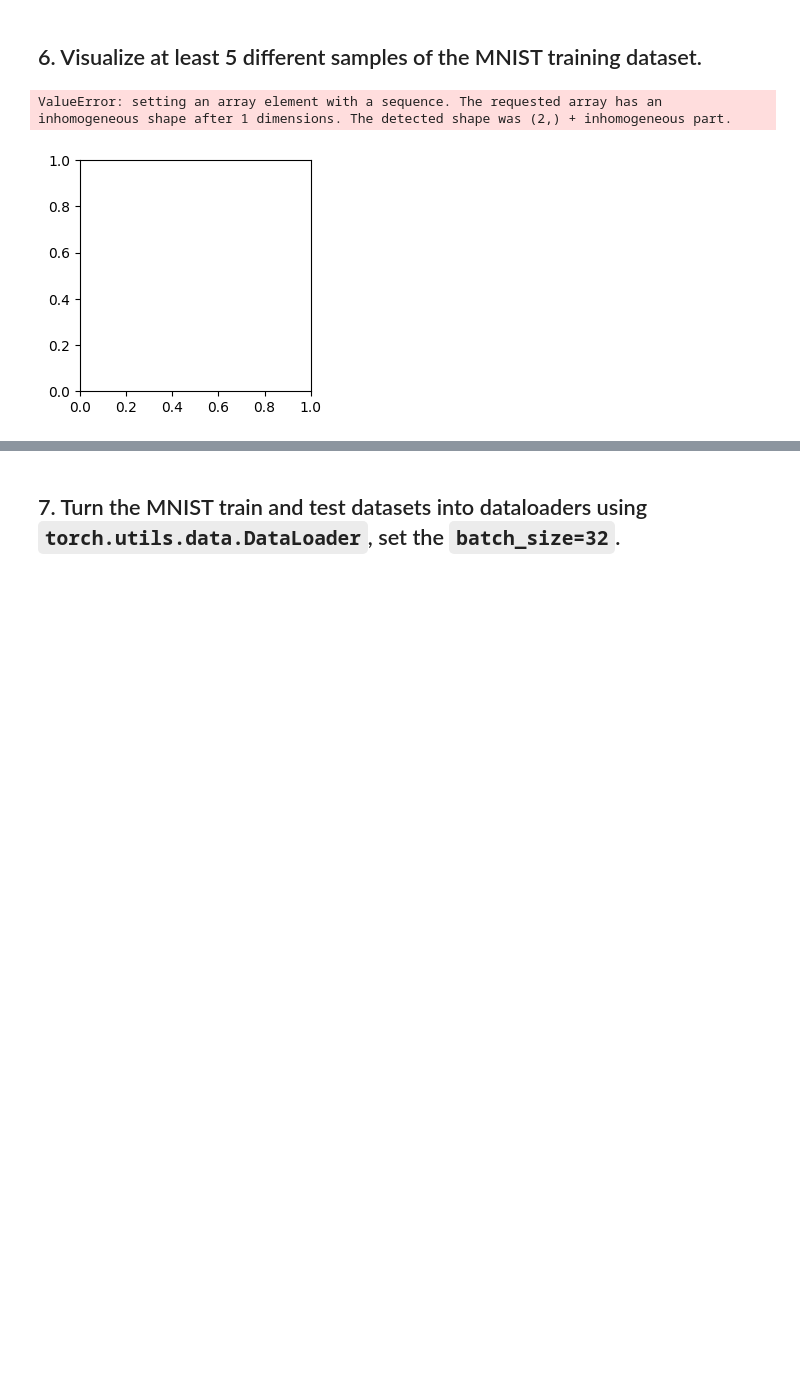
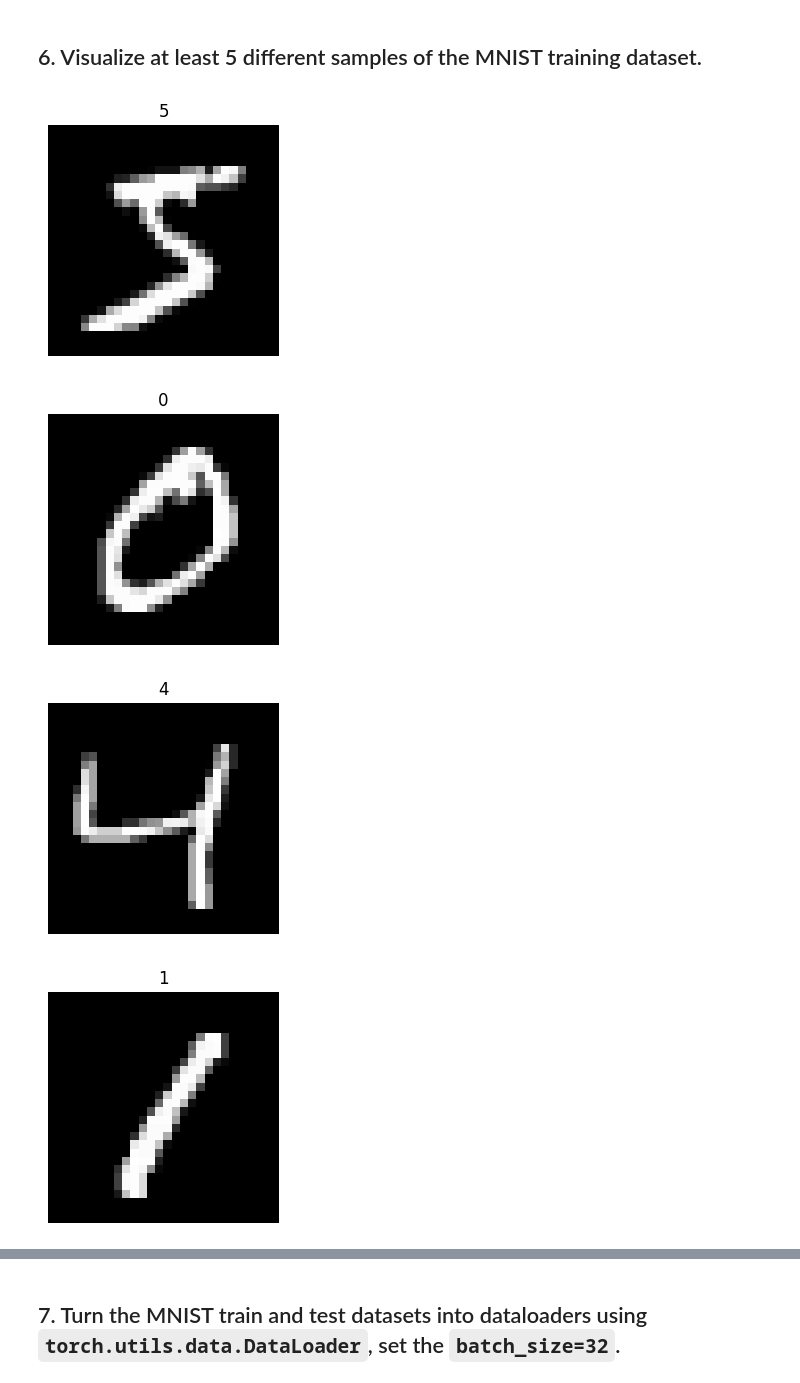
Before and after one commit to Manav010203/Quiz, a Jupyter notebook: extras/exercises/03_pytorch_computer_vision_exercises.ipynb, the cells around one changed output, grey strips where cells are left out. Saved outputs shown, nothing was run; the diff lists cells and outputs as text; code cells hidden in the pictures; blank space fills up the shorter version.

```diff
--- a/extras/exercises/03_pytorch_computer_vision_exercises.ipynb
+++ b/extras/exercises/03_pytorch_computer_vision_exercises.ipynb
@@ -98,5 +98,5 @@ len(train_data),len(test_data)
 # %%
-image,label=train_data[0]
+
 class_names = train_data.classes
 class_names
 # %% [output]
@@ -114,8 +114,15 @@ class_names
 ## 6. Visualize at least 5 different samples of the MNIST training dataset.
 # %%
 import matplotlib.pyplot as plt
-plt.figure(figsize=(3,3))
-plt.imshow(train_data[0])
+for i in range(5):
+  img =train_data[i][0]
+  label =train_data[i][1]
+  plt.figure(figsize=(3,3))
+  plt.imshow(img.squeeze(),cmap="gray")
+  plt.title(label)
+  plt.axis(False)
 # %% [output]
-ValueError: setting an array element with a sequence. The requested array has an inhomogeneous shape after 1 dimensions. The detected shape was (2,) + inhomogeneous part.
-[figure, old version]
+[figure, new version]
+[figure, added]
+[figure, added]
+[figure, added]
```
Also changed, not shown: parts of 35 cells of this notebook.
